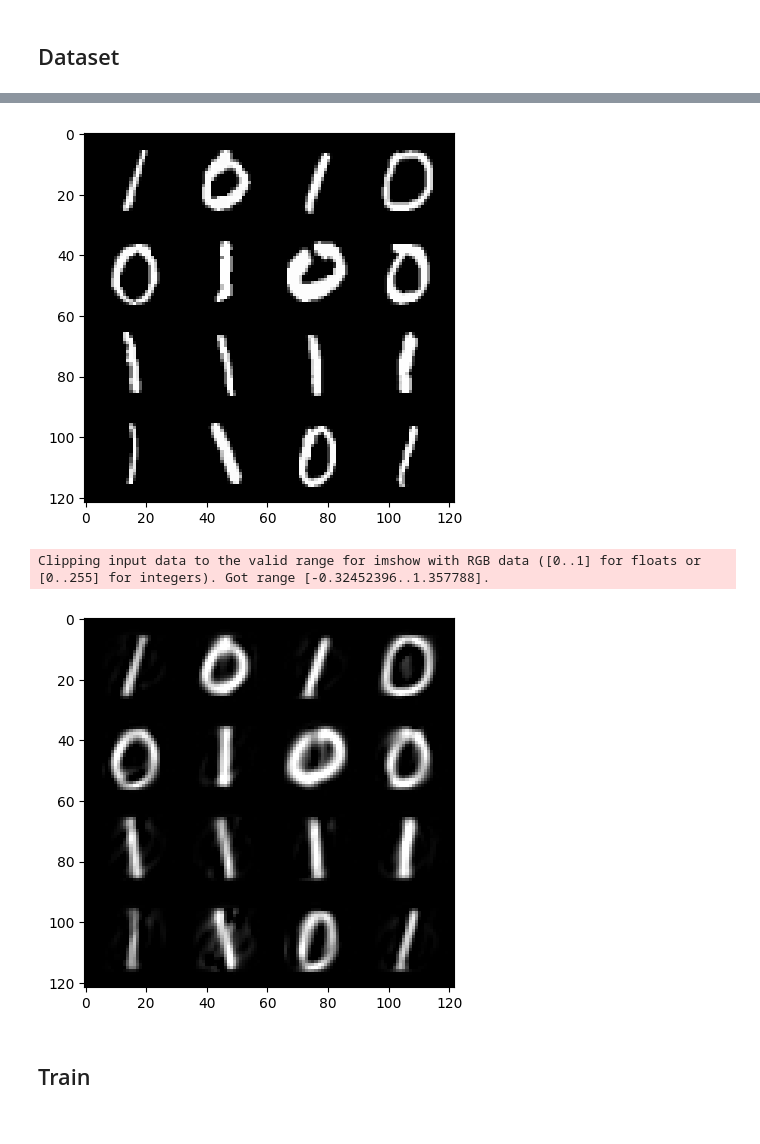
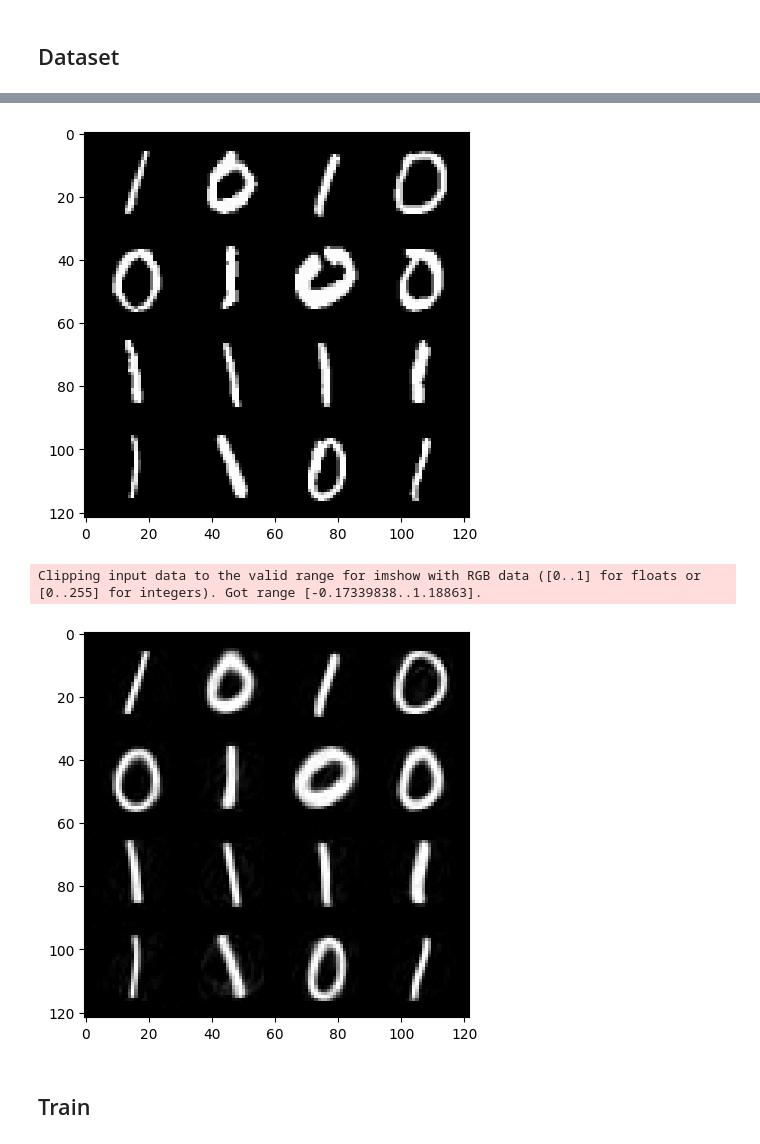
Before and after one commit to c1014695Newcastle/PyTorchJacard, a Jupyter notebook: Model_WORKING.ipynb, the cells around one changed output, grey strips where cells are left out. Cells and saved outputs as stored; diff of their text form; code cells hidden in the pictures.

```diff
--- a/Model_WORKING.ipynb
+++ b/Model_WORKING.ipynb
@@ -161,9 +171,40 @@ class AutoEncoder(nn.Module):
     def __init__(self, encoding_dim):
         super(AutoEncoder, self).__init__()
         # Encoding from 784 (32*32) to an arbitary number of features
-        self.encoder = nn.Linear(784, encoding_dim)
+        # self.encoder = nn.Linear(784, encoding_dim)
+
+        self.encoder = nn.Sequential(
+            nn.Linear(784, 512),
+            nn.ReLU(),
+
+            nn.Linear(512, 256),
+            nn.ReLU(),
+
+            nn.Linear(256, 128),
+            nn.ReLU(),
+
+            nn.Linear(128, 64),
+            nn.ReLU(),
+            nn.Linear(64, encoding_dim)
+        )
+
         # Encoding to 784 (32*32) to an arbitary number of features
-        self.decoder = nn.Linear(encoding_dim, 784)
+        # self.decoder = nn.Linear(encoding_dim, 784)
+
+        self.decoder = nn.Sequential(
+            nn.Linear(encoding_dim, 64),
+            nn.ReLU(),
+
+            nn.Linear(64, 128),
+            nn.ReLU(),
+
+            nn.Linear(128, 256),
+            nn.ReLU(),
+
+            nn.Linear(256, 512),
+            nn.ReLU(),
+            nn.Linear(512, 784)
+        )
 
     def forward(self, x):
         x = x.reshape(-1, 784)
@@ -198,7 +239,7 @@ test_subset = Subset(mnist_testset, test_indices)
 train_loader = DataLoader(
     train_subset,
     batch_size=batch_size,
-    shuffle=True
+    shuffle=False
 )
 
 test_loader = DataLoader(
@@ -258,35 +301,35 @@ Epoch: 99       Training Loss: 0.789237
 # %%
 from torchvision.utils import make_grid
-
+plt.rcParams["figure.figsize"] = [5, 5]
 
 def imshow(img):
     npimg = img.numpy()
     #transpose: change array axis to correspond to the plt.imshow() function
     plt.imshow(np.transpose(npimg, (1, 2, 0)))
     plt.show()
 
 # load 16 images from testset
 inputs, _ = next(iter(test_loader))
 inputs_example = make_grid(inputs[:16,:,:,:],4)
 imshow(inputs_example)
 
 #convert from image to tensor
 inputs=torch.reshape(inputs,(-1,784))
 
 # get the outputs from the trained model
-outputs=encoder(inputs)
+outputs=encoder(inputs.to(device)).to('cpu')
 
 #convert from tensor to image
 outputs=torch.reshape(outputs,(-1,1,28,28))
 outputs=outputs.detach().cpu()
 
 #show the output images
 outputs_example = make_grid(outputs[:16,:,:,:],4)
 imshow(outputs_example)
 # %% [output]
-[figure, old version]
+[figure, new version]
-Clipping input data to the valid range for imshow with RGB data ([0..1] for floats or [0..255] for integers). Got range [-0.32452396..1.357788].
+Clipping input data to the valid range for imshow with RGB data ([0..1] for floats or [0..255] for integers). Got range [-0.17339838..1.18863].
-[figure, old version]
+[figure, new version]
 # %%
 def encode_dataset():
     encoder.eval()
```
Also changed, not shown: parts of 21 cells of this notebook, 7 other files.
